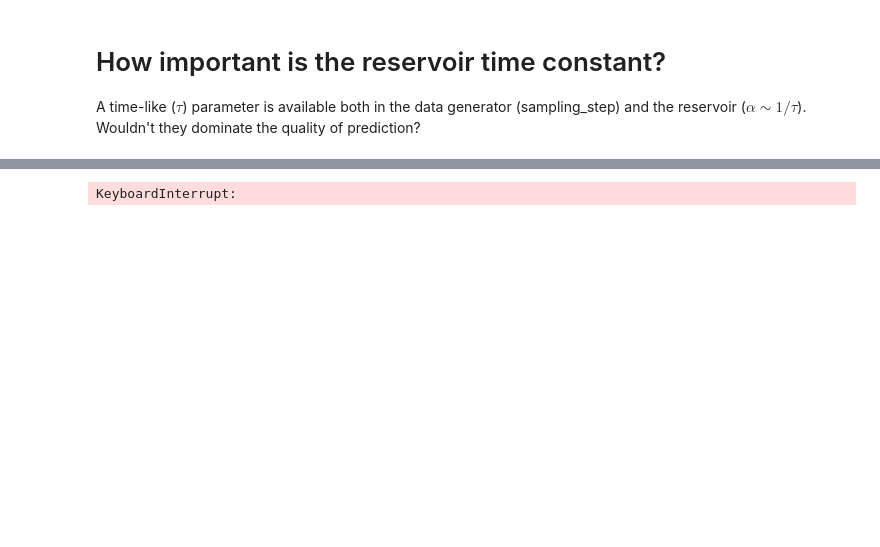
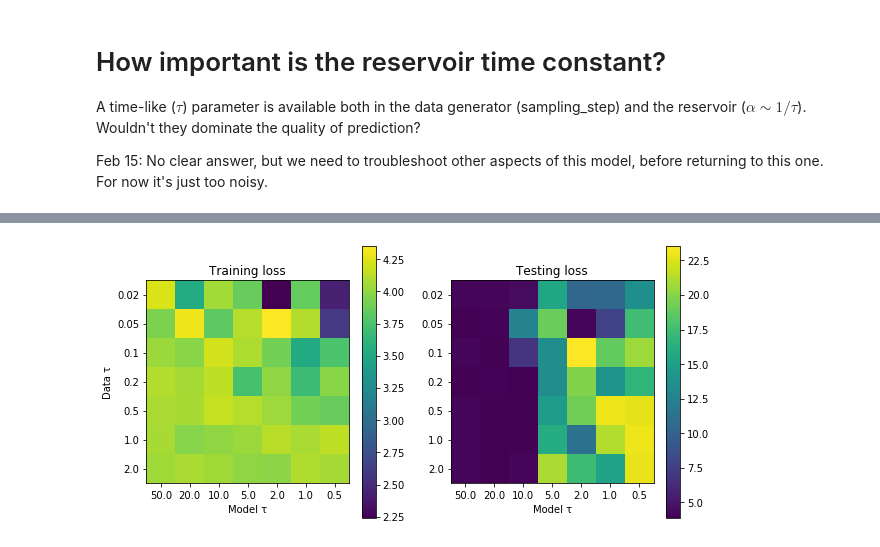
Before and after one commit to khakhalin/echo-networks, a Jupyter notebook: notebooks/experiment_temporal_tuning.ipynb, the cells around one changed output, grey strips where cells are left out. Cells and saved outputs as stored; diff of their text form; code cells hidden in the pictures; blank space fills up the shorter version.

```diff
--- a/notebooks/experiment_temporal_tuning.ipynb
+++ b/notebooks/experiment_temporal_tuning.ipynb
@@ -2,6 +2,8 @@
 # How important is the reservoir time constant?
 
 A time-like ($τ$) parameter is available both in the data generator (sampling_step) and the reservoir ($α \sim 1/τ$). Wouldn't they dominate the quality of prediction?
+
+Feb 15: No clear answer, but we need to troubleshoot other aspects of this model, before returning to this one. For now it's just too noisy.
 # %%
 import numpy as np
 import matplotlib.pyplot as plt
@@ -15,7 +17,7 @@ training_signal_length = 20000
 test_length = 200
 n_nodes = 200
 
-taus = np.array([0.02, 0.05, 0.1, 0.2, 0.5, 1, 2, 5]) # Different time constants
+taus = np.array([0.02, 0.05, 0.1, 0.2, 0.5, 1, 2]) # Different time constants
 
 loss = np.zeros((len(taus), len(taus), 2)) # Training and testing losses
 
@@ -49,7 +51,7 @@ plt.figure(figsize=(10,5));
 plt.subplot(121);
 plt.imshow(np.log(loss[:,:,0]));
 plt.title('Training loss');
-plt.xticks(ticks=range(len(taus)), labels=taus)
+plt.xticks(ticks=range(len(taus)), labels=1/taus)
 plt.yticks(ticks=range(len(taus)), labels=taus)
 plt.ylabel('Data τ')
 plt.xlabel('Model τ')
@@ -57,7 +59,7 @@ plt.colorbar();
 plt.subplot(122);
 plt.imshow(np.log(loss[:,:,1]));
 plt.title('Testing loss');
-plt.xticks(ticks=range(len(taus)), labels=taus)
+plt.xticks(ticks=range(len(taus)), labels=1/taus)
 plt.yticks(ticks=range(len(taus)), labels=taus)
 plt.colorbar();
 plt.xlabel('Model τ');
@@ -66 +69 @@ plt.xlabel('Model τ');
-KeyboardInterrupt:
+[figure, added]
```
Also changed, not shown: parts of 1 cell of this notebook, 8 other files.
